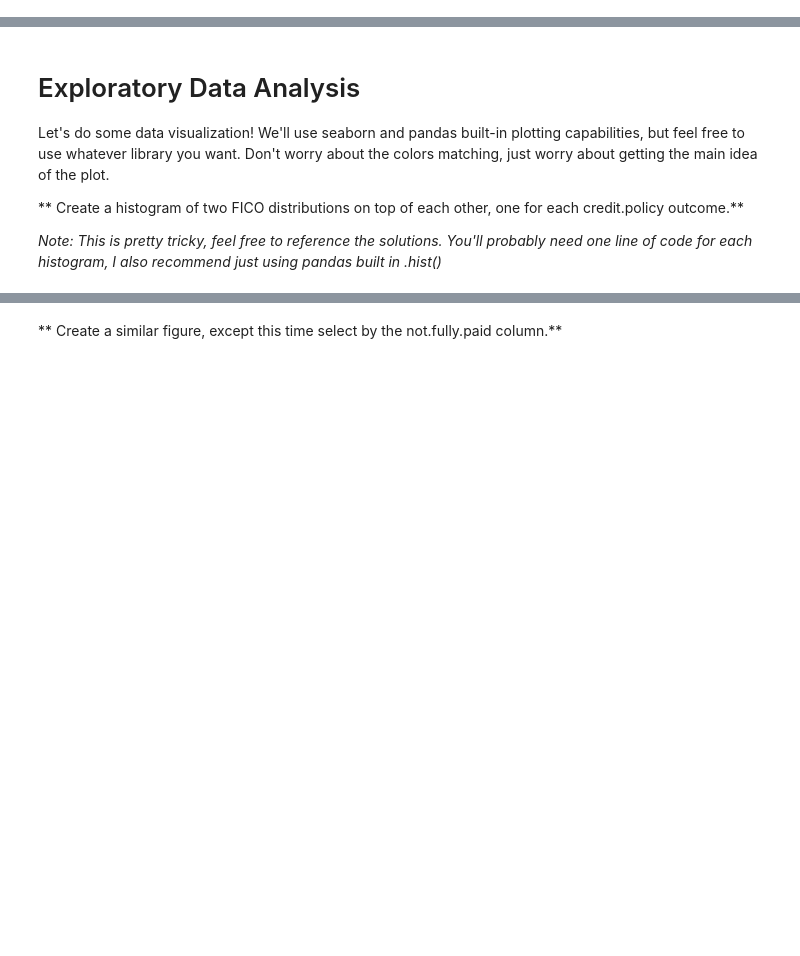
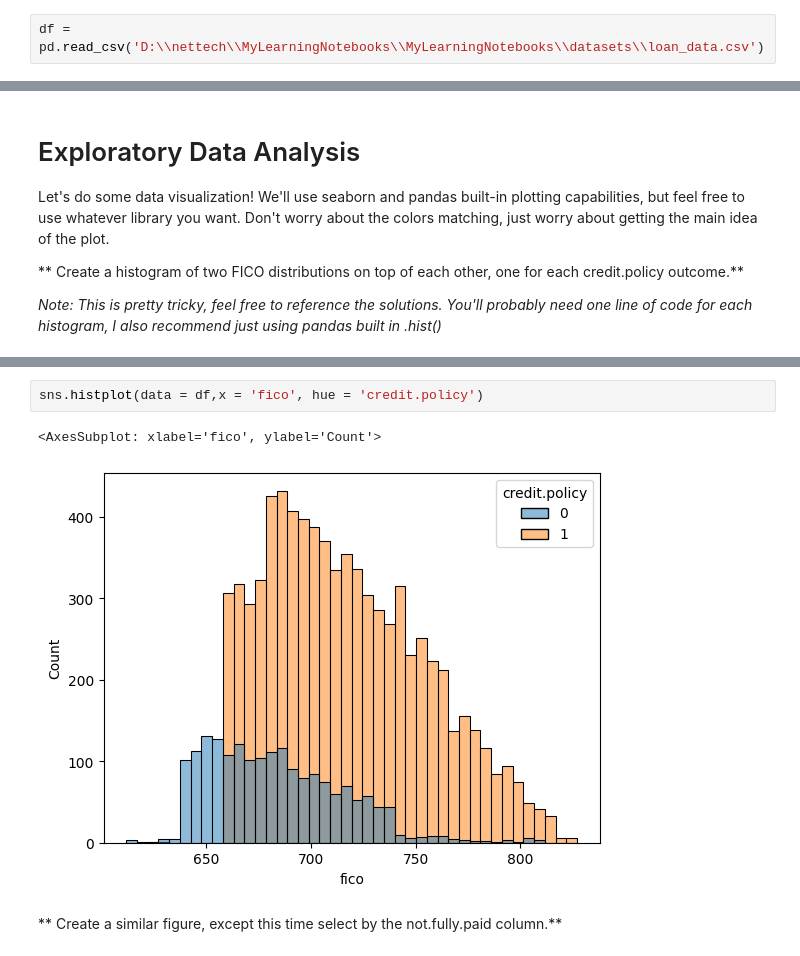
Before and after one commit to Shlok-21/MyLearningNotebooks, a Jupyter notebook: 04 -Decision Trees and Random Forest Project.ipynb, the cells around one changed output, grey strips where cells are left out. Saved outputs shown, nothing was run; the diff lists cells and outputs as text; blank space fills up the shorter version.

```diff
--- a/04 -Decision Trees and Random Forest Project.ipynb
+++ b/04 -Decision Trees and Random Forest Project.ipynb
@@ -33,5 +39,7 @@ Here are what the columns represent:
 ## Get the Data
 
 ** Use pandas to read loan_data.csv as a dataframe called loans.**
+# %%
+df = pd.read_csv('D:\\nettech\\MyLearningNotebooks\\MyLearningNotebooks\\datasets\\loan_data.csv')
 # %% [markdown]
 ** Check out the info(), head(), and describe() methods on loans.**
@@ -90,2 +95,7 @@ Let's do some data visualization! We'll use seaborn and pandas built-in plotting
+# %%
+sns.histplot(data = df,x = 'fico', hue = 'credit.policy')
+# %% [output]
+<AxesSubplot: xlabel='fico', ylabel='Count'>
+[figure, added]
 # %% [markdown]
 ** Create a similar figure, except this time select by the not.fully.paid column.**
```
Also changed, not shown: parts of 44 cells of this notebook, 1 other file.
